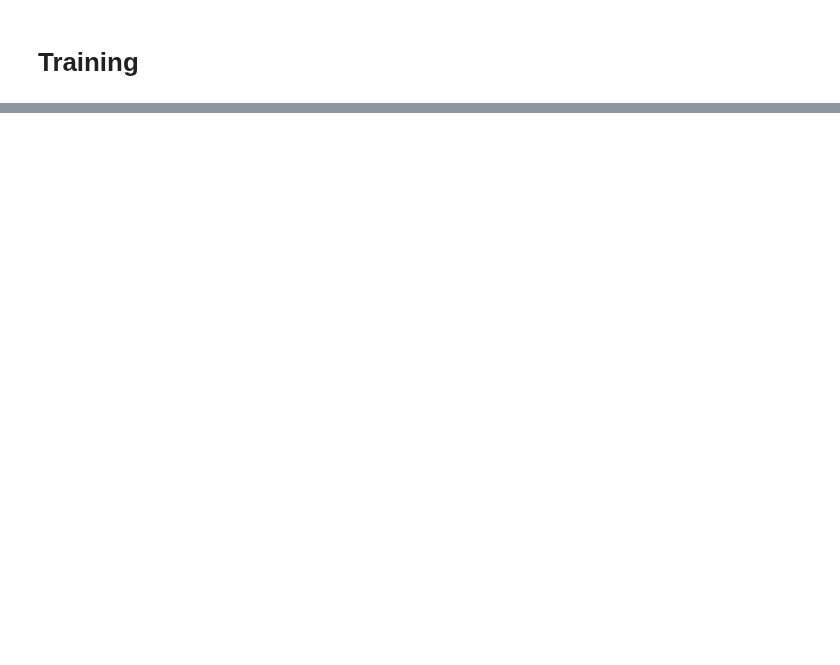
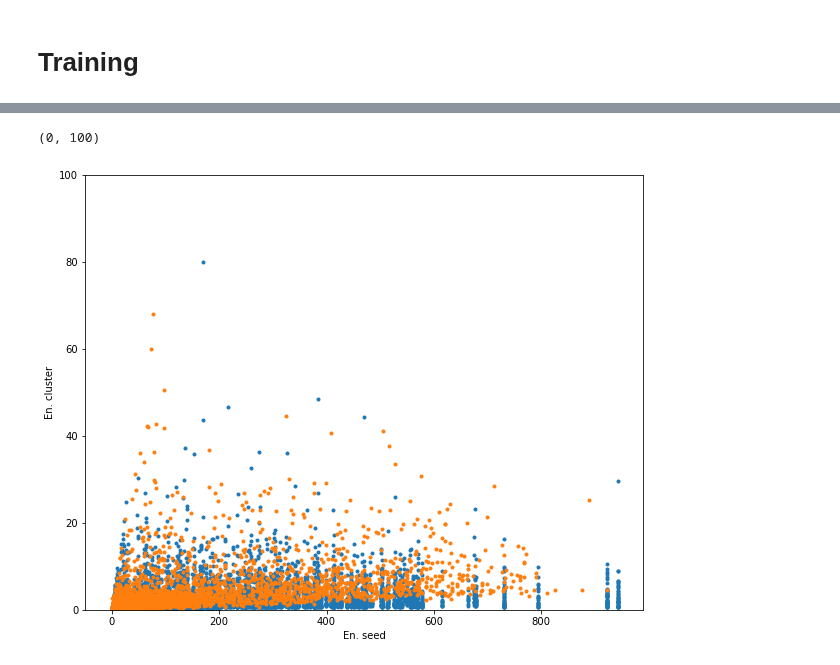
Before and after one commit to valsdav/DeepSuperCluster, a Jupyter notebook: SimpleDNN.ipynb, the cells around one changed output, grey strips where cells are left out. Drawn from its saved outputs; the diff is of its cells as text; code cells hidden in the pictures; blank space fills up the shorter version.

```diff
--- a/SimpleDNN.ipynb
+++ b/SimpleDNN.ipynb
@@ -250,0 +189,6 @@ plt.hist(reverse_sample[y_test==1, 0], bins=30)
+# %%
+tr = 0.95
+data_out_0 = data_out[data_out.y < tr]
+data_out_1 = data_out[data_out.y > tr]
+data_in_0 = data_in[data_in.y < tr]
+data_in_1 = data_in[data_in.y > tr]
@@ -250,0 +218,9 @@ plt.hist(reverse_sample[y_test==1, 0], bins=30)
+# %%
+plt.scatter(data_out_0.en_seed, data_out_0.en_cluster, marker=".")
+plt.scatter(data_out_1.en_seed, data_out_1.en_cluster, marker=".")
+plt.xlabel("En. seed")
+plt.ylabel("En. cluster")
+plt.ylim(0, 100)
+# %% [output]
+(0, 100)
+[figure, added]
```
Also changed, not shown: parts of 46 cells of this notebook, 2 other files.
